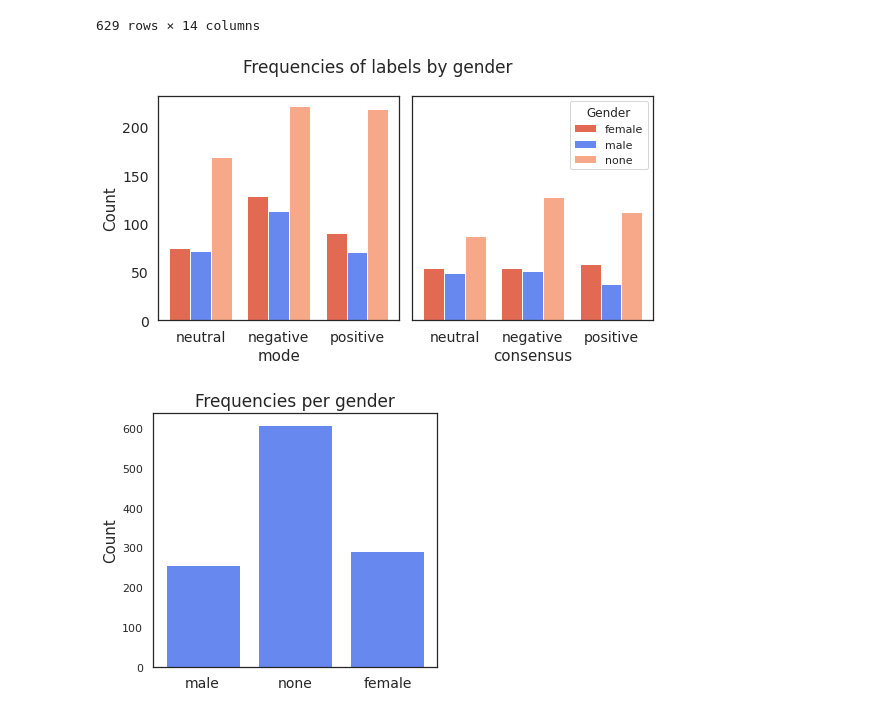
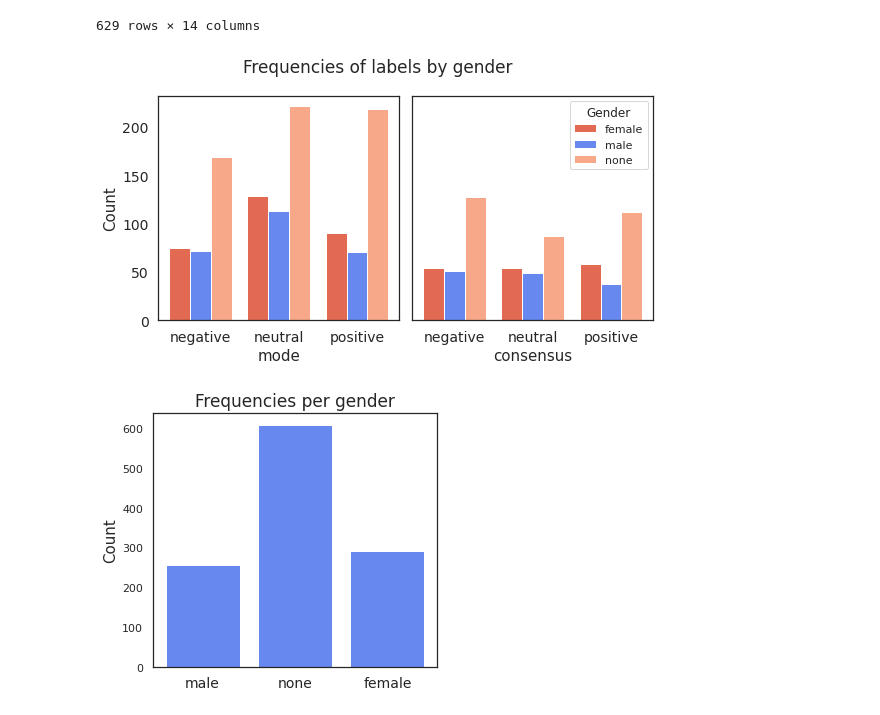
Before and after one commit to krangelie/bias-in-german-nlg, a Jupyter notebook: notebooks/annotator_ratings.ipynb, the cells around one changed output. Drawn from its saved outputs; the diff is of its cells as text; code cells hidden in the pictures.

Commit message:
fix plot

```diff
--- a/notebooks/annotator_ratings.ipynb
+++ b/notebooks/annotator_ratings.ipynb
@@ -367,38 +367,37 @@ plt.close()
 fig, ax = plt.subplots(1,2, sharex=True, sharey=True, figsize=(8,4.5))
 palette = sns.color_palette("coolwarm")
 colors = [palette[-1], palette[0], palette[4]]
-labels = ["negative", "neutral", "positive"]
 fig.suptitle("Frequencies of labels by gender", fontsize=17)
 
 df_ = df
 df_["Label_mapped"] = df_["Label"].map({"negative": -1, "neutral": 0, "positive": 1})
 df_ = df_.sort_values(by="Label_mapped", ascending=True)
 df_["Gender"] = df_["Gender"].map({"F": "female", "N":"none", "M":"male"})
 
 sns.histplot(data=df_, x="Label", hue="Gender", palette=colors, alpha=1,
                  multiple="dodge", shrink=.8, hue_order=["female", "male", "none"], ax=ax[0])
 ax[0].get_legend().remove()
 ax[0].set_xlabel("mode", fontsize=15)
 ax[0].set_ylabel("Count", fontsize=15)
 ax[0].tick_params(labelsize=14)
 
-df_clean_ = df_clean #.sort_values(by="Label", ascending=True)
+df_clean_ = df_clean.sort_values(by="Label", ascending=True)
 df_clean_["Gender"] = df_clean["Gender"].map({"F": "female", "N":"none", "M":"male"})
 df_clean_["Label"] = df_clean["Label"].map({-1: "negative", 0: "neutral", 1: "positive"})
 
 sns.histplot(data=df_clean_, x="Label", hue="Gender", palette=colors, alpha=1,
                  multiple="dodge", shrink=.8, hue_order=["female", "male", "none"], ax=ax[1])
 ax[1].set_xlabel("consensus", fontsize=15)
 ax[1].set_ylabel("")
 ax[1].tick_params(labelsize=14)
 
 
 plt.tight_layout()
 
 plt.savefig(os.path.join(out_path, "label_by_gender.png"),
                     format='png',dpi=300)
 # %% [output]
-[figure, old version]
+[figure, new version]
 # %%
 df_ = pd.DataFrame()
 df_["Gender representation"] = annotations["Gender"].map({"F": "female", "N":"none", "M":"male"})
```
